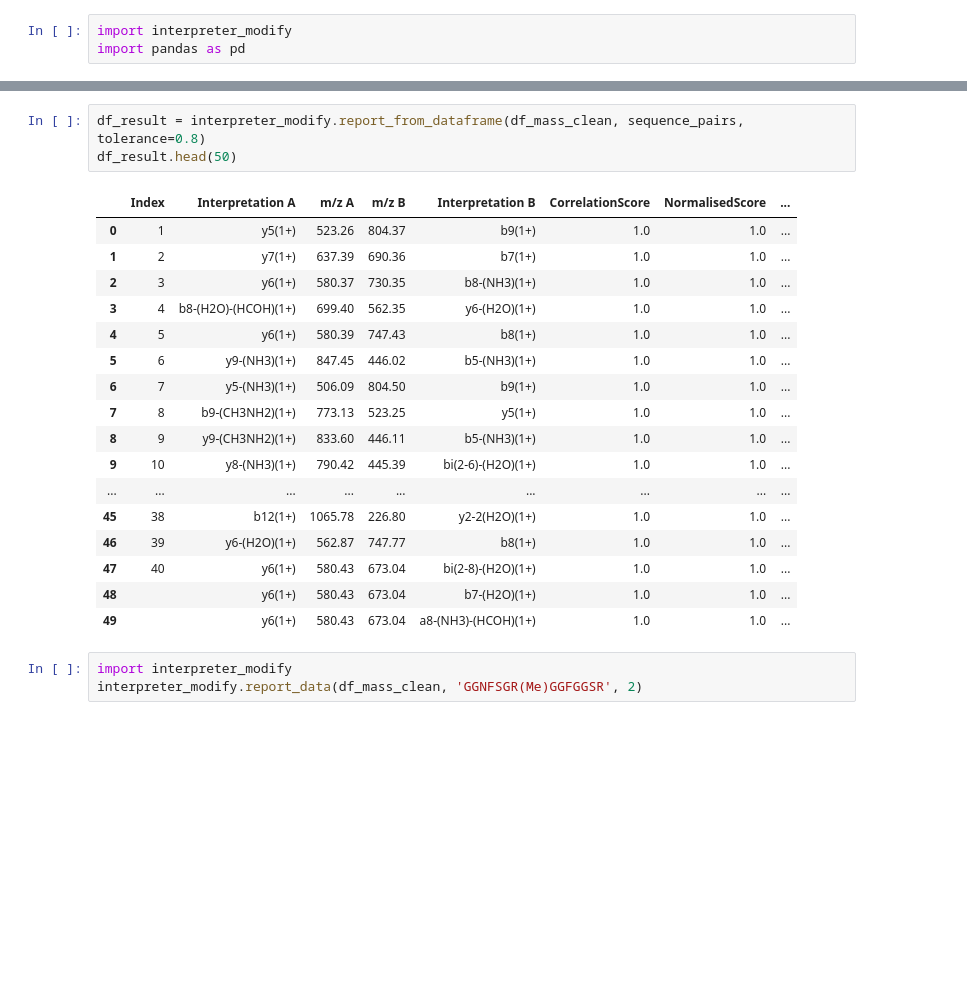
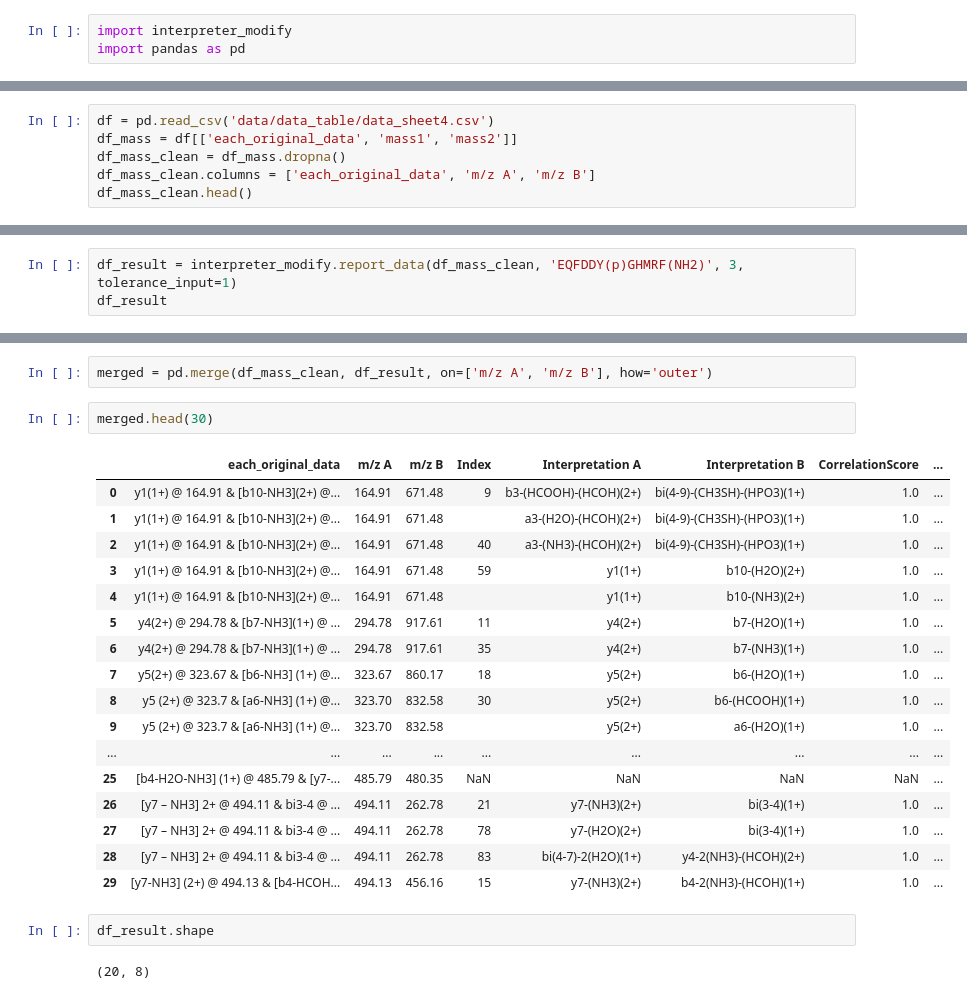
Before and after one commit to Kevinxsn/2D_spec_dict, a Jupyter notebook: notebook.ipynb, the cells around one changed output, grey strips where cells are left out. Drawn from its saved outputs; the diff is of its cells as text; blank space fills up the shorter version.

Commit message:
interpreter revised

```diff
--- a/notebook.ipynb
+++ b/notebook.ipynb
@@ -467,0 +452,6 @@ interpreter_modify.report_data(df_mass_clean, 'GGNFSGR(Me)GGFGGSR', 2).head(30)
+# %%
+df = pd.read_csv('data/data_table/data_sheet4.csv')
+df_mass = df[['each_original_data', 'mass1', 'mass2']]
+df_mass_clean = df_mass.dropna()
+df_mass_clean.columns = ['each_original_data', 'm/z A', 'm/z B']
+df_mass_clean.head()
@@ -475,0 +485,3 @@ sequence_pairs = interpreter.all_pairs(peptide_input,2,peptide)
+# %%
+df_result = interpreter_modify.report_data(df_mass_clean, 'EQFDDY(p)GHMRF(NH2)', 3, tolerance_input=1)
+df_result
@@ -476,24 +522,26 @@ sequence_pairs = interpreter.all_pairs(peptide_input,2,peptide)
 # %%
-df_result = interpreter_modify.report_from_dataframe(df_mass_clean, sequence_pairs, tolerance=0.8)
-df_result.head(50)
+merged = pd.merge(df_mass_clean, df_result, on=['m/z A', 'm/z B'], how='outer')
-# %% [output]
-|  | Index | Interpretation A | m/z A | m/z B | Interpretation B | CorrelationScore | NormalisedScore | ... |
-| 0 | 1 | y5(1+) | 523.26 | 804.37 | b9(1+) | 1.0 | 1.0 | ... |
-| 1 | 2 | y7(1+) | 637.39 | 690.36 | b7(1+) | 1.0 | 1.0 | ... |
-| 2 | 3 | y6(1+) | 580.37 | 730.35 | b8-(NH3)(1+) | 1.0 | 1.0 | ... |
-| 3 | 4 | b8-(H2O)-(HCOH)(1+) | 699.40 | 562.35 | y6-(H2O)(1+) | 1.0 | 1.0 | ... |
-| 4 | 5 | y6(1+) | 580.39 | 747.43 | b8(1+) | 1.0 | 1.0 | ... |
-| 5 | 6 | y9-(NH3)(1+) | 847.45 | 446.02 | b5-(NH3)(1+) | 1.0 | 1.0 | ... |
-| 6 | 7 | y5-(NH3)(1+) | 506.09 | 804.50 | b9(1+) | 1.0 | 1.0 | ... |
-| 7 | 8 | b9-(CH3NH2)(1+) | 773.13 | 523.25 | y5(1+) | 1.0 | 1.0 | ... |
-| 8 | 9 | y9-(CH3NH2)(1+) | 833.60 | 446.11 | b5-(NH3)(1+) | 1.0 | 1.0 | ... |
-| 9 | 10 | y8-(NH3)(1+) | 790.42 | 445.39 | bi(2-6)-(H2O)(1+) | 1.0 | 1.0 | ... |
-| ... | ... | ... | ... | ... | ... | ... | ... | ... |
-| 45 | 38 | b12(1+) | 1065.78 | 226.80 | y2-2(H2O)(1+) | 1.0 | 1.0 | ... |
-| 46 | 39 | y6-(H2O)(1+) | 562.87 | 747.77 | b8(1+) | 1.0 | 1.0 | ... |
-| 47 | 40 | y6(1+) | 580.43 | 673.04 | bi(2-8)-(H2O)(1+) | 1.0 | 1.0 | ... |
-| 48 |  | y6(1+) | 580.43 | 673.04 | b7-(H2O)(1+) | 1.0 | 1.0 | ... |
-| 49 |  | y6(1+) | 580.43 | 673.04 | a8-(NH3)-(HCOH)(1+) | 1.0 | 1.0 | ... |
 # %%
-import interpreter_modify
-interpreter_modify.report_data(df_mass_clean, 'GGNFSGR(Me)GGFGGSR', 2)
+merged.head(30)
+# %% [output]
+|  | each_original_data | m/z A | m/z B | Index | Interpretation A | Interpretation B | CorrelationScore | ... |
+| 0 | y1(1+) @ 164.91 & [b10-NH3](2+) @... | 164.91 | 671.48 | 9 | b3-(HCOOH)-(HCOH)(2+) | bi(4-9)-(CH3SH)-(HPO3)(1+) | 1.0 | ... |
+| 1 | y1(1+) @ 164.91 & [b10-NH3](2+) @... | 164.91 | 671.48 |  | a3-(H2O)-(HCOH)(2+) | bi(4-9)-(CH3SH)-(HPO3)(1+) | 1.0 | ... |
+| 2 | y1(1+) @ 164.91 & [b10-NH3](2+) @... | 164.91 | 671.48 | 40 | a3-(NH3)-(HCOH)(2+) | bi(4-9)-(CH3SH)-(HPO3)(1+) | 1.0 | ... |
+| 3 | y1(1+) @ 164.91 & [b10-NH3](2+) @... | 164.91 | 671.48 | 59 | y1(1+) | b10-(H2O)(2+) | 1.0 | ... |
+| 4 | y1(1+) @ 164.91 & [b10-NH3](2+) @... | 164.91 | 671.48 |  | y1(1+) | b10-(NH3)(2+) | 1.0 | ... |
+| 5 | y4(2+) @ 294.78 & [b7-NH3](1+) @ ... | 294.78 | 917.61 | 11 | y4(2+) | b7-(H2O)(1+) | 1.0 | ... |
+| 6 | y4(2+) @ 294.78 & [b7-NH3](1+) @ ... | 294.78 | 917.61 | 35 | y4(2+) | b7-(NH3)(1+) | 1.0 | ... |
+| 7 | y5(2+) @ 323.67 & [b6-NH3] (1+) @... | 323.67 | 860.17 | 18 | y5(2+) | b6-(H2O)(1+) | 1.0 | ... |
+| 8 | y5 (2+) @ 323.7 & [a6-NH3] (1+) @... | 323.70 | 832.58 | 30 | y5(2+) | b6-(HCOOH)(1+) | 1.0 | ... |
+| 9 | y5 (2+) @ 323.7 & [a6-NH3] (1+) @... | 323.70 | 832.58 |  | y5(2+) | a6-(H2O)(1+) | 1.0 | ... |
+| ... | ... | ... | ... | ... | ... | ... | ... | ... |
+| 25 | [b4-H2O-NH3] (1+) @ 485.79 & [y7-... | 485.79 | 480.35 | NaN | NaN | NaN | NaN | ... |
+| 26 | [y7 – NH3] 2+ @ 494.11 & bi3-4 @ ... | 494.11 | 262.78 | 21 | y7-(NH3)(2+) | bi(3-4)(1+) | 1.0 | ... |
+| 27 | [y7 – NH3] 2+ @ 494.11 & bi3-4 @ ... | 494.11 | 262.78 | 78 | y7-(H2O)(2+) | bi(3-4)(1+) | 1.0 | ... |
+| 28 | [y7 – NH3] 2+ @ 494.11 & bi3-4 @ ... | 494.11 | 262.78 | 83 | bi(4-7)-2(H2O)(1+) | y4-2(NH3)-(HCOH)(2+) | 1.0 | ... |
+| 29 | [y7-NH3] (2+) @ 494.13 & [b4-HCOH... | 494.13 | 456.16 | 15 | y7-(NH3)(2+) | b4-2(NH3)-(HCOH)(1+) | 1.0 | ... |
+# %%
+df_result.shape
+# %% [output]
+(20, 8)
```
Also changed, not shown: parts of 9 cells of this notebook, 1 other file.
